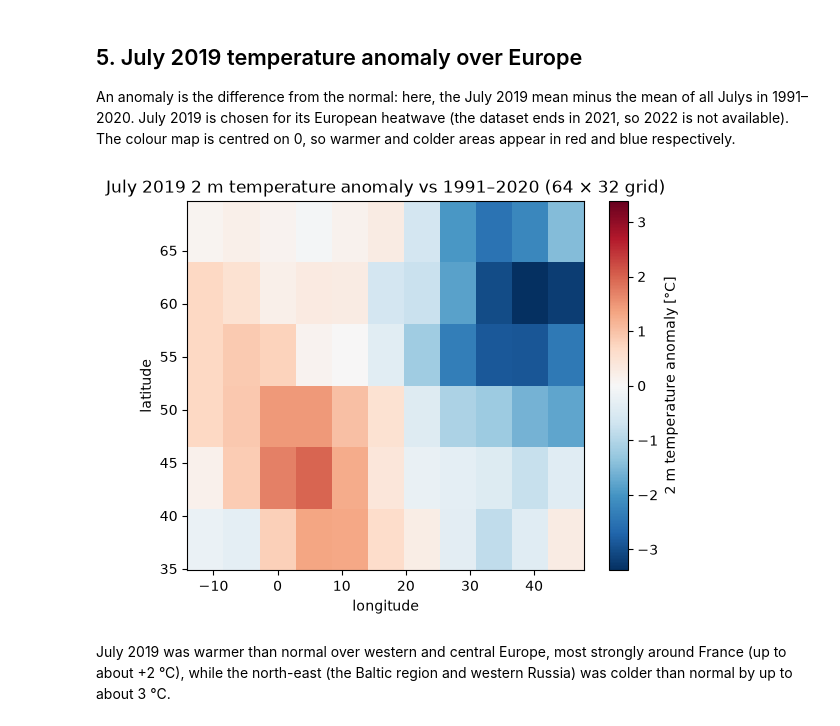
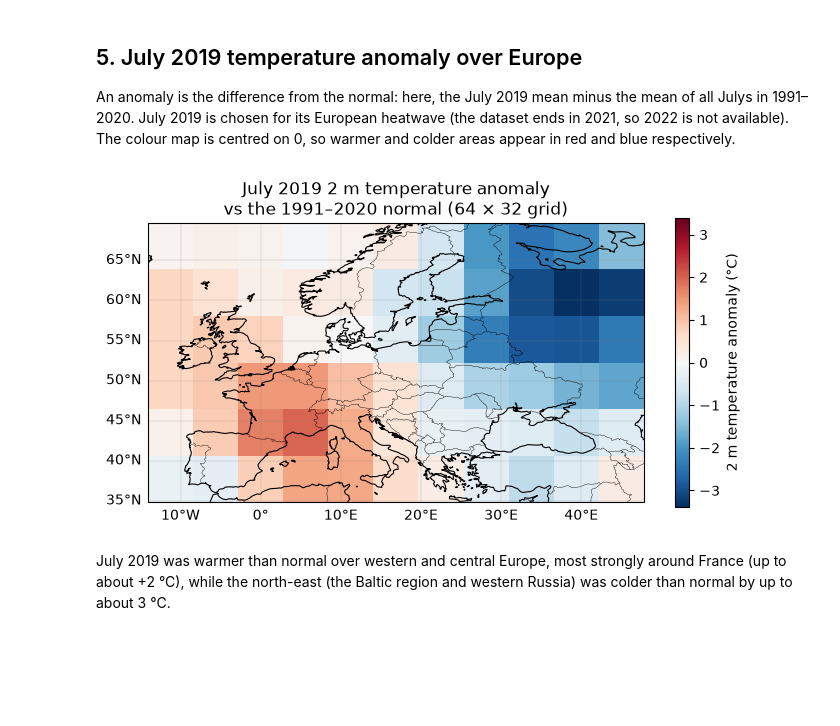
Before and after one commit to Fonta1/era5-exploration, a Jupyter notebook: era5_exploration.ipynb, the cells around one changed output. Saved outputs shown, nothing was run; the diff lists cells and outputs as text; code cells hidden in the pictures; blank space fills up the shorter version.

```diff
--- a/era5_exploration.ipynb
+++ b/era5_exploration.ipynb
@@ -280,17 +296,31 @@ julys_1991_2021 = load_or_download(julys, julys_path, "2m_temperature_global_jul
 # %%
 july_normal = julys_1991_2021.sel(time=slice("1991", "2020")).mean("time")
 july_2019 = julys_1991_2021.sel(time="2019").mean("time")
 anomaly = july_2019 - july_normal
 anomaly = anomaly.assign_coords(longitude=((anomaly['longitude'] + 180)%360)-180).sortby("longitude")
 anomaly.attrs["units"] = "°C"
 anomaly.attrs["long_name"] = "2 m temperature anomaly"
 anomaly_europe = anomaly.sel(latitude=slice(35,72), longitude=slice(-15,45))
-mesh = anomaly_europe.plot(x="longitude", y="latitude", cmap="RdBu_r", center=0)
-mesh.axes.set_title("July 2019 2 m temperature anomaly vs 1991–2020 (64 × 32 grid)")
 
-plt.gcf().savefig("figures/july_2019_anomaly.png", dpi=150, bbox_inches="tight")
+
+fig, ax = plt.subplots(figsize=(8, 5), subplot_kw={"projection": ccrs.PlateCarree()})
+
+anomaly_europe.plot(
+    ax=ax, x="longitude", y="latitude", transform=ccrs.PlateCarree(),
+    cmap="RdBu_r", center=0,
+    cbar_kwargs={"shrink": 0.75, "label": "2 m temperature anomaly (°C)"},
+)
+ax.coastlines(linewidth=0.8)
+ax.add_feature(cfeature.BORDERS, linewidth=0.3)
+
+gridlines = ax.gridlines(draw_labels=True, linewidth=0.3, color="gray", alpha=0.5)
+gridlines.top_labels = False
+gridlines.right_labels = False
+
+ax.set_title("July 2019 2 m temperature anomaly\nvs the 1991–2020 normal (64 × 32 grid)")
+fig.savefig("figures/july_2019_anomaly.png", dpi=150, bbox_inches="tight")
 # %% [output]
-[figure, old version]
+[figure, new version]
 # %% [markdown]
 July 2019 was warmer than normal over western and central Europe, most strongly around
 France (up to about +2 °C), while the north-east (the Baltic region and western Russia) was colder than normal by up to about 3 °C.
```
Also changed, not shown: parts of 2 cells of this notebook, 2 other files.
